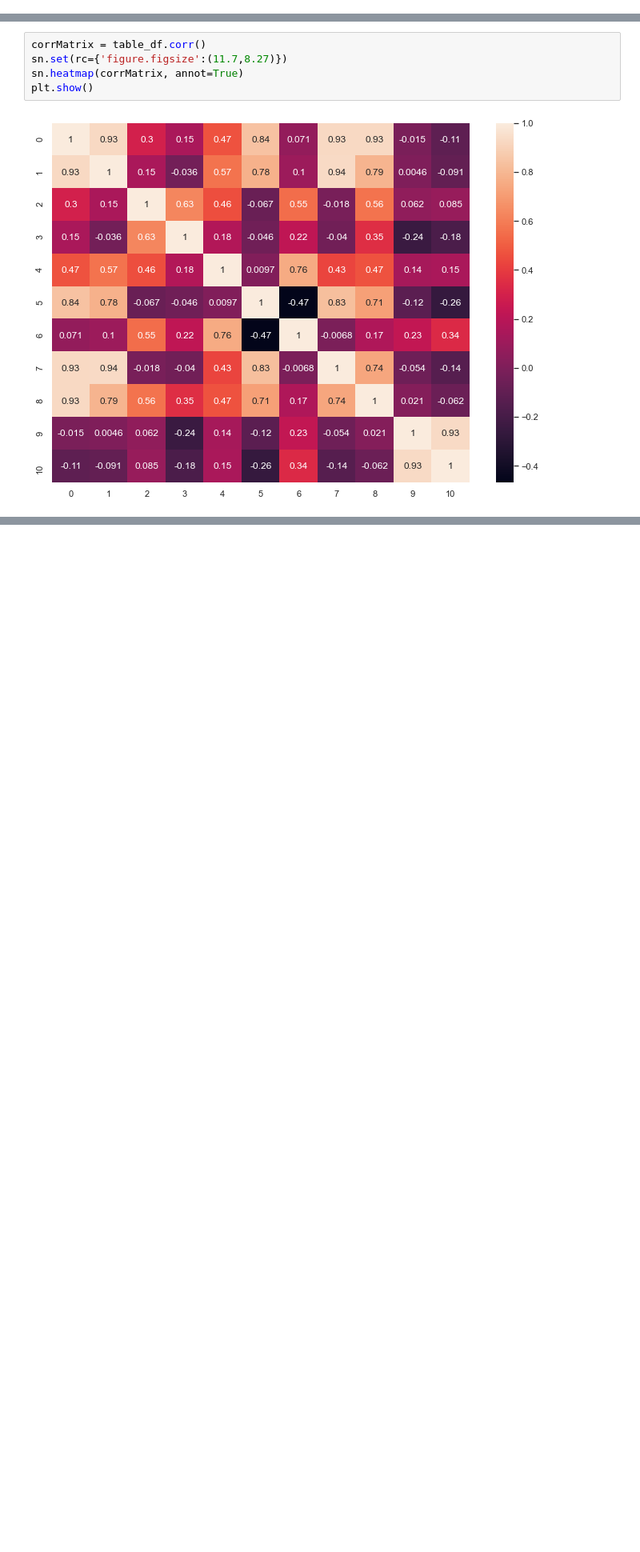
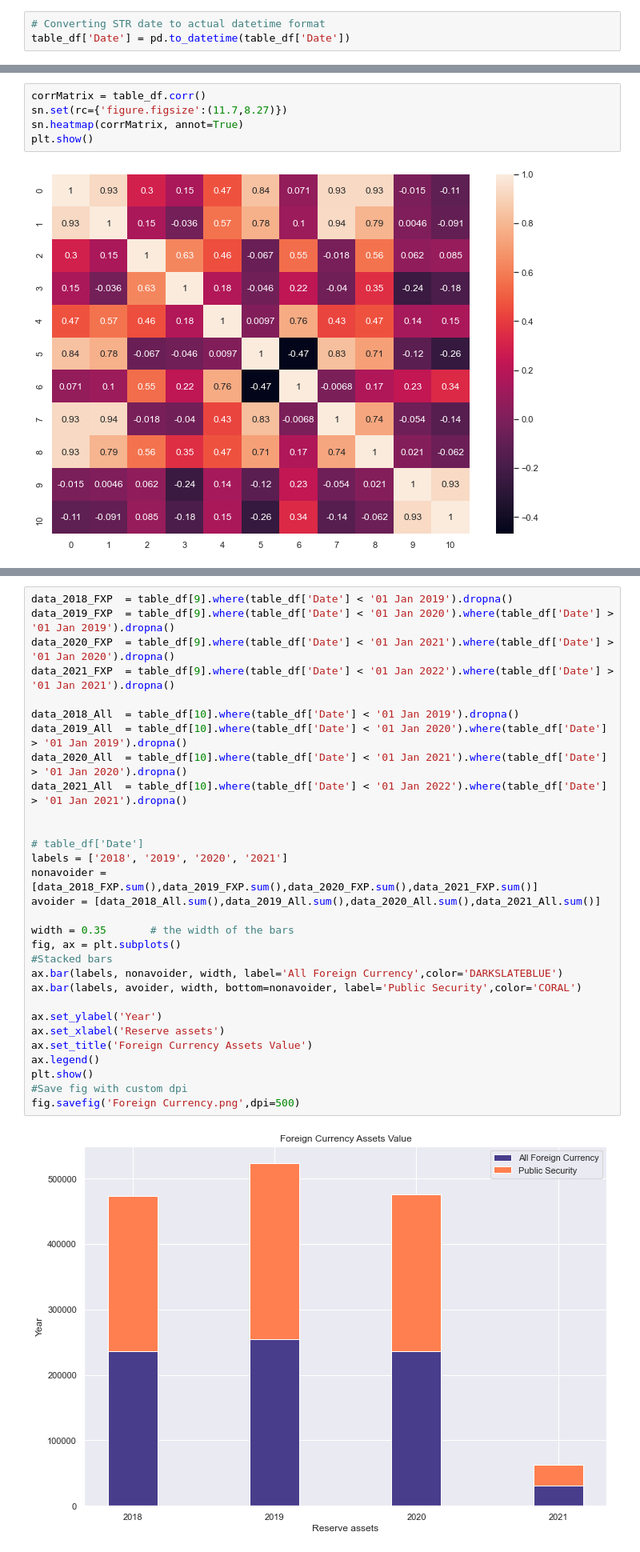
Before and after one commit to akashyanpure/Bank-Transactions-EDA, a Jupyter notebook: Akash_yanpure_Interview_task.ipynb, the cells around one changed output, grey strips where cells are left out. Shown: that part at 80% size. Cells and saved outputs as stored; diff of their text form; blank space fills up the shorter version.

```diff
--- a/Akash_yanpure_Interview_task.ipynb
+++ b/Akash_yanpure_Interview_task.ipynb
@@ -87,0 +126,3 @@ New Dataframe :
+# %%
+# Converting STR date to actual datetime format
+table_df['Date'] = pd.to_datetime(table_df['Date'])
@@ -119,0 +166,32 @@ plt.show()
+# %%
+data_2018_FXP  = table_df[9].where(table_df['Date'] < '01 Jan 2019').dropna()
+data_2019_FXP  = table_df[9].where(table_df['Date'] < '01 Jan 2020').where(table_df['Date'] > '01 Jan 2019').dropna()
+data_2020_FXP  = table_df[9].where(table_df['Date'] < '01 Jan 2021').where(table_df['Date'] > '01 Jan 2020').dropna()
+data_2021_FXP  = table_df[9].where(table_df['Date'] < '01 Jan 2022').where(table_df['Date'] > '01 Jan 2021').dropna()
+
+data_2018_All  = table_df[10].where(table_df['Date'] < '01 Jan 2019').dropna()
+data_2019_All  = table_df[10].where(table_df['Date'] < '01 Jan 2020').where(table_df['Date'] > '01 Jan 2019').dropna()
+data_2020_All  = table_df[10].where(table_df['Date'] < '01 Jan 2021').where(table_df['Date'] > '01 Jan 2020').dropna()
+data_2021_All  = table_df[10].where(table_df['Date'] < '01 Jan 2022').where(table_df['Date'] > '01 Jan 2021').dropna()
+
+
+# table_df['Date']
+labels = ['2018', '2019', '2020', '2021']
+nonavoider = [data_2018_FXP.sum(),data_2019_FXP.sum(),data_2020_FXP.sum(),data_2021_FXP.sum()]
+avoider = [data_2018_All.sum(),data_2019_All.sum(),data_2020_All.sum(),data_2021_All.sum()]
+
+width = 0.35       # the width of the bars
+fig, ax = plt.subplots()
+#Stacked bars
+ax.bar(labels, nonavoider, width, label='All Foreign Currency',color='DARKSLATEBLUE')
+ax.bar(labels, avoider, width, bottom=nonavoider, label='Public Security',color='CORAL')
+
+ax.set_ylabel('Year')
+ax.set_xlabel('Reserve assets')
+ax.set_title('Foreign Currency Assets Value')
+ax.legend()
+plt.show()
+#Save fig with custom dpi
+fig.savefig('Foreign Currency.png',dpi=500)
+# %% [output]
+[figure, added]
```
Also changed, not shown: parts of 13 cells of this notebook, 3 other files.
